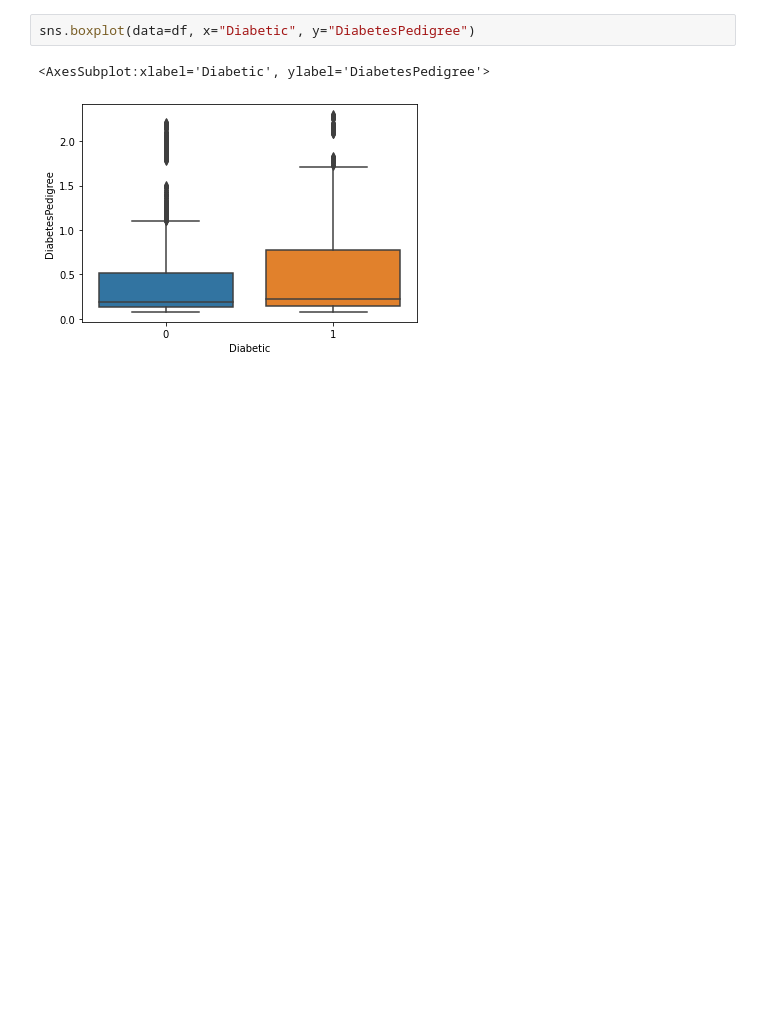
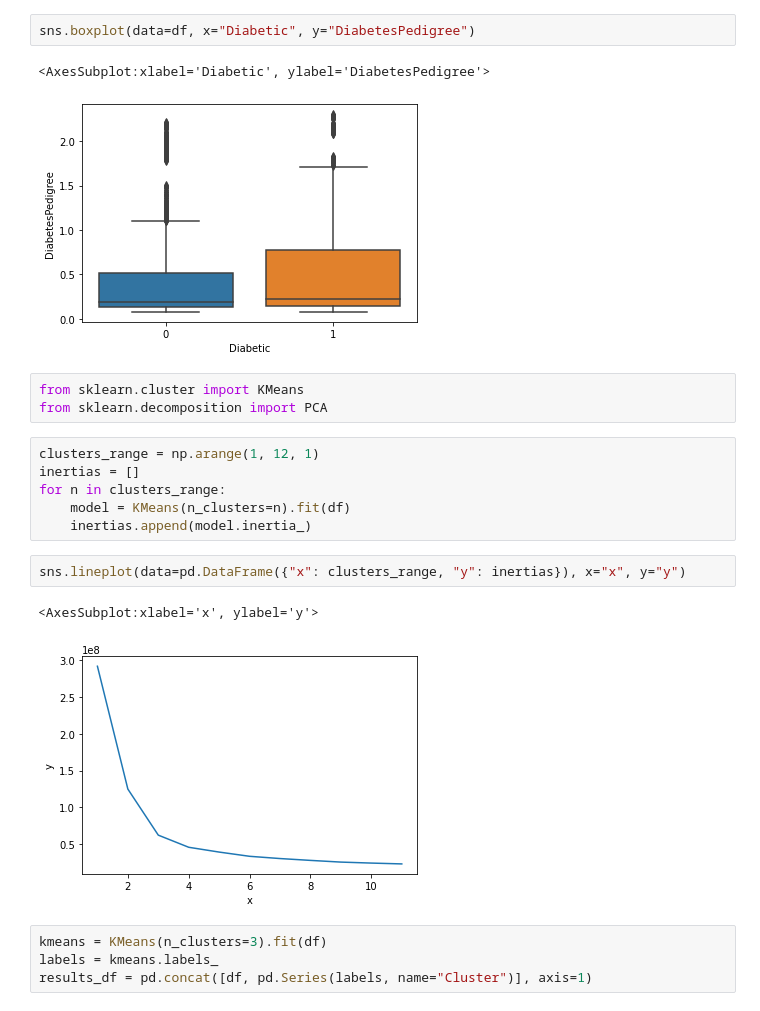
Before and after one commit to Artem123456789/diabetic-clustering, a Jupyter notebook: main.ipynb, the cells around one changed output. Cells and saved outputs as stored; diff of their text form; blank space fills up the shorter version.

Commit message:
Clustering complete

```diff
--- a/main.ipynb
+++ b/main.ipynb
@@ -127,3 +127,21 @@ sns.boxplot(data=df, x="Diabetic", y="DiabetesPedigree")
 # %% [output]
 <AxesSubplot:xlabel='Diabetic', ylabel='DiabetesPedigree'>
 [figure]
+# %%
+from sklearn.cluster import KMeans
+from sklearn.decomposition import PCA
+# %%
+clusters_range = np.arange(1, 12, 1)
+inertias = []
+for n in clusters_range:
+    model = KMeans(n_clusters=n).fit(df)
+    inertias.append(model.inertia_)
+# %%
+sns.lineplot(data=pd.DataFrame({"x": clusters_range, "y": inertias}), x="x", y="y")
+# %% [output]
+<AxesSubplot:xlabel='x', ylabel='y'>
+[figure, added]
+# %%
+kmeans = KMeans(n_clusters=3).fit(df)
+labels = kmeans.labels_
+results_df = pd.concat([df, pd.Series(labels, name="Cluster")], axis=1)
```
Also changed, not shown: parts of 1 cell of this notebook.
